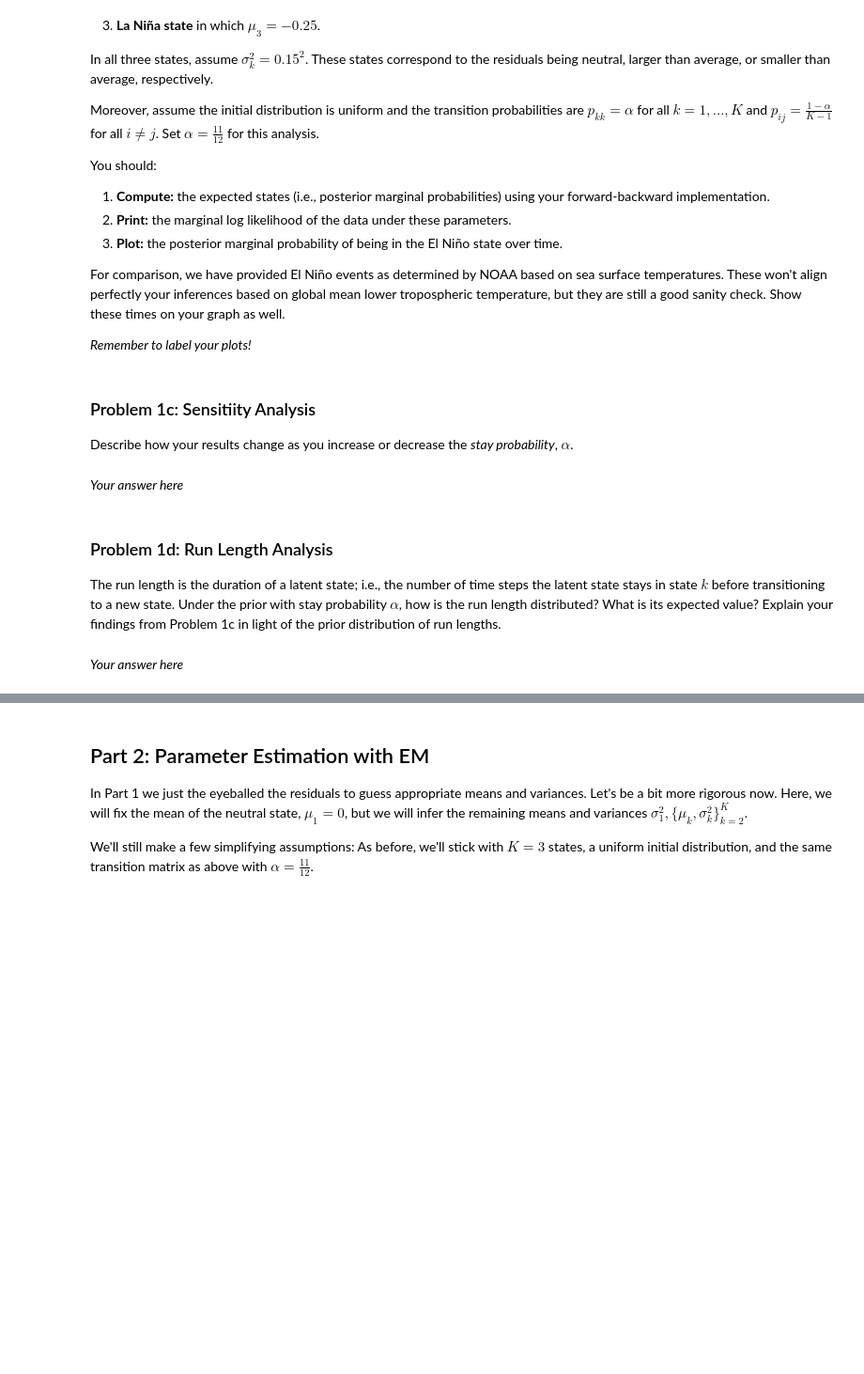
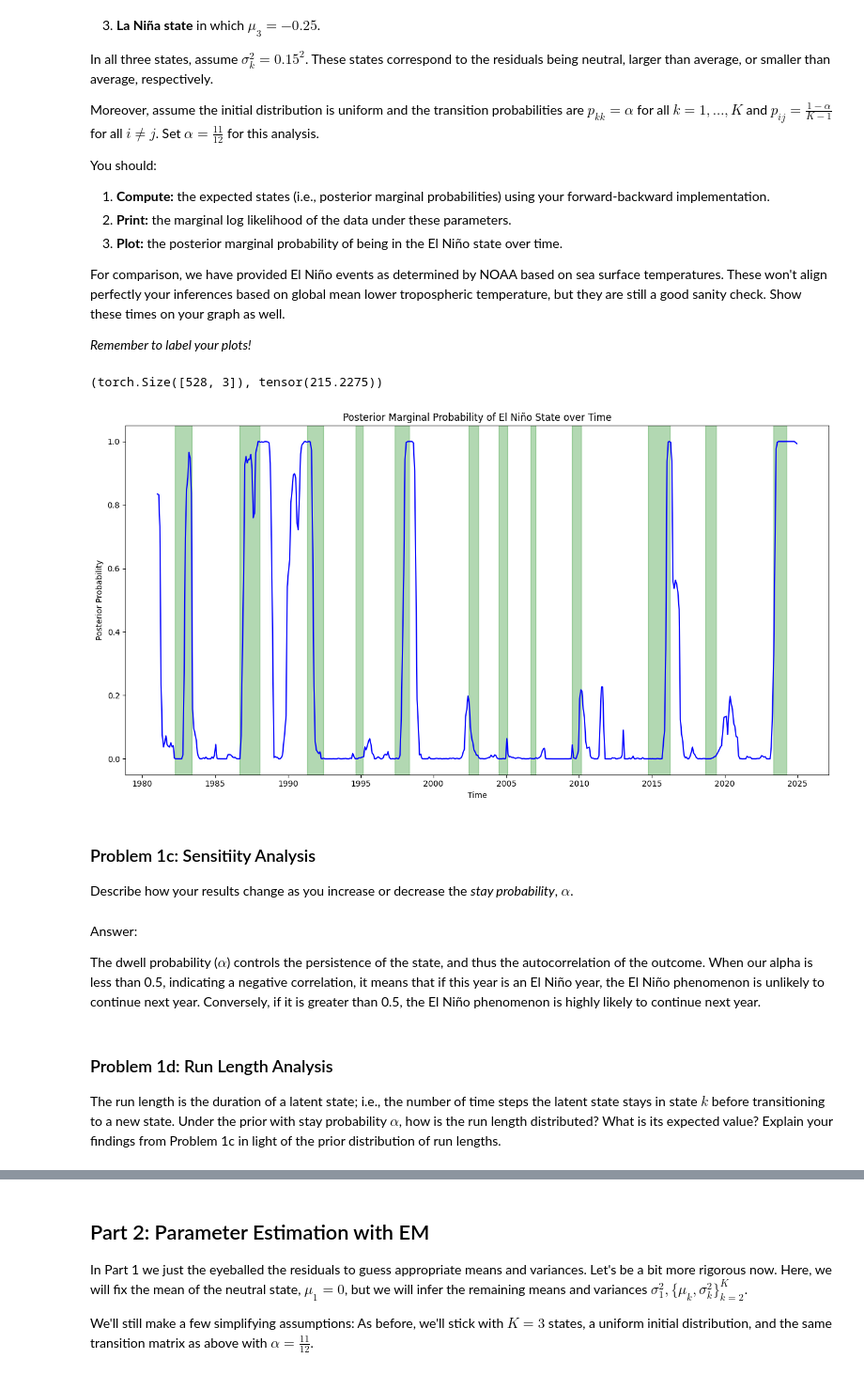
Before and after one commit to Zane-Liao/stats305b, a Jupyter notebook: hw3.ipynb, the cells around one changed output, grey strips where cells are left out. Shown at 94% size. Cells and saved outputs as stored; diff of their text form; code cells hidden in the pictures; blank space fills up the shorter version.

```diff
--- a/hw3.ipynb
+++ b/hw3.ipynb
@@ -509,12 +516,49 @@ NOAA_EL_NINO_PERIODS = [
+# %%
+## YOUR CODE HERE
+mu = torch.tensor([0.0, 0.25, -0.25])
+K = 3
+sigma = 0.15
+alpha = 11 / 12
+
+initial_probs = torch.tensor(np.ones(3) / 3, dtype=torch.float32)
+
+P = np.full((K, K), (1 - alpha) / (K - 1))
+np.fill_diagonal(P, alpha)
+transition_matrix = torch.tensor(P, dtype=torch.float32)
+
+log_likes = Normal(mu.unsqueeze(0), sigma).log_prob(r_t.unsqueeze(1))
+
+
+expected_states, marginal_loglike = forward_backward(initial_probs, transition_matrix, log_likes)
+
+expected_states.shape, marginal_loglike
+# %% [output]
+(torch.Size([528, 3]), tensor(215.2275))
+# %%
+el_nino = expected_states[:, 1]
+plt.figure(figsize=(13, 7))
+plt.plot(dates, el_nino, label="Posterior P(El Niño state)", color='blue')
+
+for start, end in NOAA_EL_NINO_PERIODS:
+    plt.axvspan(start, end, color='green', alpha=0.3, label="NOAA El Niño period")
+
+plt.xlabel("Time")
+plt.ylabel("Posterior Probability")
+plt.title("Posterior Marginal Probability of El Niño State over Time")
+plt.tight_layout()
+plt.show()
+# %% [output]
+[figure, added]
 # %% [markdown]
 ### Problem 1c: Sensitiity Analysis
 
 Describe how your results change as you increase or decrease the _stay probability_, $\alpha$.
-# %% [markdown]
-_Your answer here_
+# %% [markdown]
+Answer:
+
+The dwell probability ($\alpha$) controls the persistence of the state, and thus the autocorrelation of the outcome.
+When our alpha is less than 0.5, indicating a negative correlation, it means that if this year is an El Niño year, the El Niño phenomenon is unlikely to continue next year. Conversely, if it is greater than 0.5, the El Niño phenomenon is highly likely to continue next year.
 # %% [markdown]
 ### Problem 1d: Run Length Analysis
 
 The run length is the duration of a latent state; i.e., the number of time steps the latent state stays in state $k$ before transitioning to a new state. Under the prior with stay probability $\alpha$, how is the run length distributed? What is its expected value? Explain your findings from Problem 1c in light of the prior distribution of run lengths.
-# %% [markdown]
-_Your answer here_
```
Also changed, not shown: parts of 28 cells of this notebook, 3 other files.
